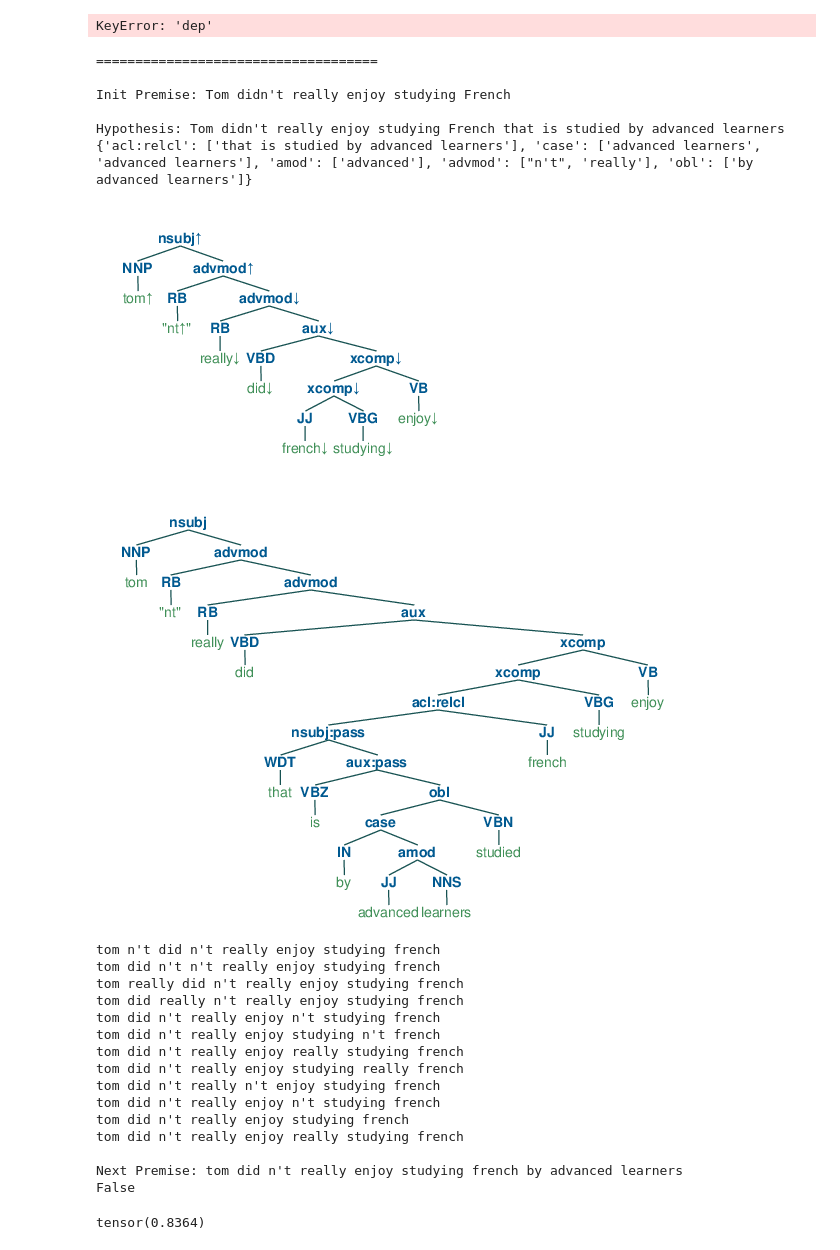
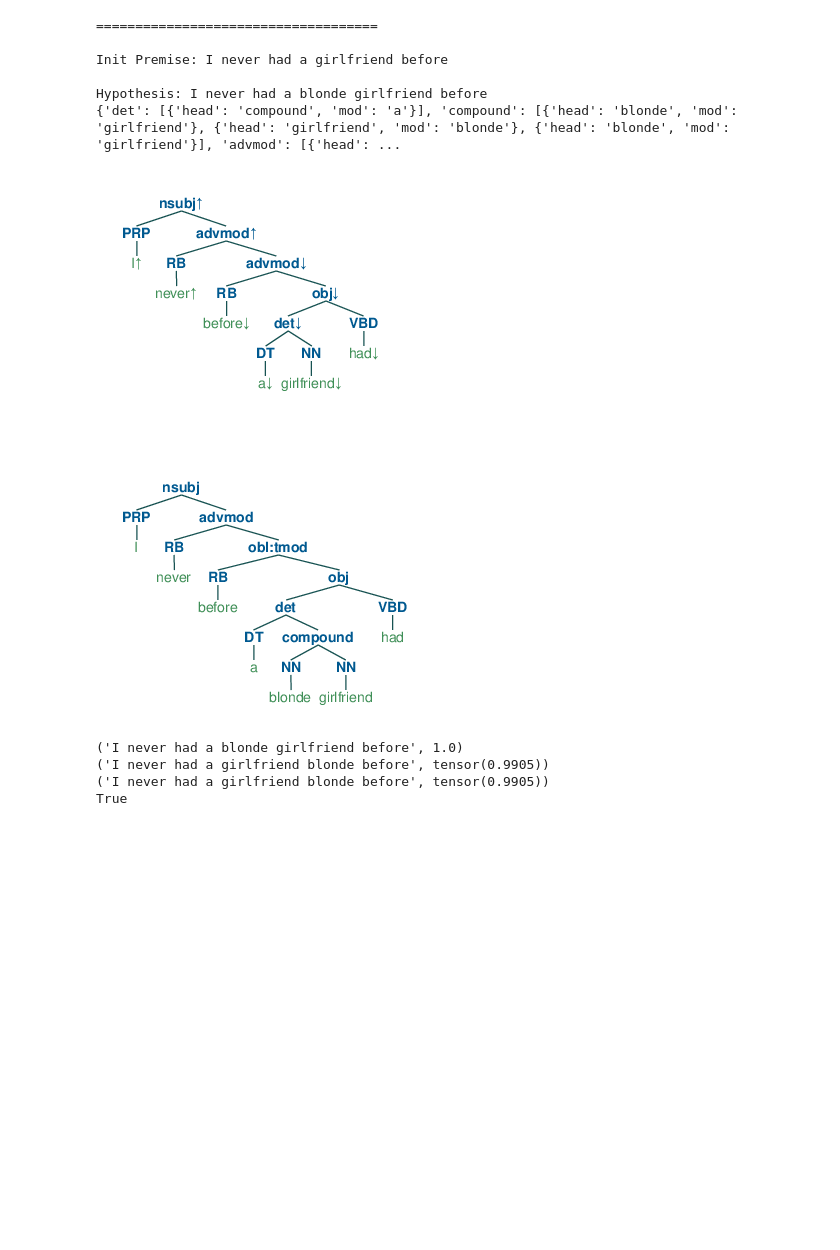
Before and after one commit to eric11eca/NeuralLog, a Jupyter notebook: src/phrasal_infer.ipynb, the cells around one changed output. Cells and saved outputs as stored; diff of their text form; code cells hidden in the pictures; blank space fills up the shorter version.

Commit message:
covers more monotonicity donward inference

```diff
--- a/src/phrasal_infer.ipynb
+++ b/src/phrasal_infer.ipynb
@@ -417,9 +437,11 @@ annotations = []
 with open("./generation_log_donward.txt", 'w') as generate_log:
     phrasalGenerator = PhrasalGenerator()
     pipeline = PolarizationPipeline(verbose=0)
-    for i in tqdm(range(320, 420)):
-        premise = MED_downward[i].replace(".", "")
-        hypothesis = MED_downward_hypo[i].replace(".", "")
+    for i in tqdm(range(600, 700)):
+        premise = MED_downward[i].replace('\n', '')
+        hypothesis = MED_downward_hypo[i].replace('\n', '')
+        premise = phrasalGenerator.preprocess(premise)
+        hypothesis = phrasalGenerator.preprocess(hypothesis)
 
         try:
             h_parsed, replaced = dependency_parse(hypothesis, parser="stanza")
@@ -432,10 +454,17 @@ with open("./generation_log_donward.txt", 'w') as generate_log:
         phrases = {}
         collect_modifiers(h_tree, phrases, mod_type="NN")
         collect_modifiers(h_tree, phrases, mod_type="VB")
-        annotation = pipeline.single_polarization(premise)
+
+        try:
+            annotation = pipeline.single_polarization(premise)
+        except:
+            generate_log.write("\nPremise: " + premise)
+            generate_log.write("\nHypothesis: " + hypothesis)
+            continue
 
         phrasalGenerator.kb = phrases
-        phrasalGenerator.hypothesis = hypothesis.lower().replace(',', '').replace(';', '')
+        #print(phrasalGenerator.kb)
+        phrasalGenerator.hypothesis = hypothesis.replace(',', '')
 
         phrasalGenerator.deptree_generate(
             annotation['polarized_tree'],
@@ -447,26 +476,26 @@ with open("./generation_log_donward.txt", 'w') as generate_log:
             sentence = ' '.join([x[0] for x in leaves])
 
         if not phrasalGenerator.stop_critarion:
+            generate_log.write("\nID: " + str(i))
             generate_log.write("\nPremise: " + premise)
             generate_log.write("\nHypothesis: " + hypothesis)
             #print("\nPremise: " + premise)
             #print("\nHypothesis: " + hypothesis)
-            #print(phrasalGenerator.sent_log)
+            #print(*phrasalGenerator.sent_log, sep="\n")
             #generate_log.writelines(phrasalGenerator.sent_log)
             generate_log.write('\n')
-# %% [output]
-KeyError: 'dep'
 # %%
-up = ["Tom didn't really enjoy studying French"]
-up_h = ["Tom didn't really enjoy studying French that is studied by advanced learners."]
-
+up = ["I never had a girlfriend before"]
+up_h = ["I never had a blonde girlfriend before"]
 
 annotations = []
 phrasalGenerator = PhrasalGenerator()
 pipeline = PolarizationPipeline(verbose=0)
 for i in range(len(up)):
-    premise = up[i].replace(".", "")
-    hypothesis = up_h[i].replace(".", "")
+    premise = up[i]
+    hypothesis = up_h[i]
+    premise = phrasalGenerator.preprocess(premise)
+    hypothesis = phrasalGenerator.preprocess(hypothesis)
 
     print("\n====================================")
     print("\nInit Premise: " + premise)
@@ -479,58 +508,41 @@ for i in range(len(up)):
     collect_modifiers(h_tree, phrases, mod_type="NN")
     collect_modifiers(h_tree, phrases, mod_type="VB")
     annotation = pipeline.single_polarization(premise)
 
     phrasalGenerator.kb = phrases
-    phrasalGenerator.hypothesis = hypothesis.lower()
+    phrasalGenerator.hypothesis = hypothesis.replace(',', '')
     print(phrasalGenerator.kb)
 
     polarized = pipeline.postprocess(annotation['polarized_tree'], {})
     btreeViz = Tree.fromstring(polarized.replace('[', '(').replace(']', ')'))
     jupyter_draw_nltk_tree(btreeViz)
 
     polarized = pipeline.postprocess(h_tree, {})
     btreeViz = Tree.fromstring(polarized.replace('[', '(').replace(']', ')'))
     jupyter_draw_nltk_tree(btreeViz)
 
     phrasalGenerator.deptree_generate(
         annotation['polarized_tree'],
         annotation['annotated'],
         annotation['original'])
 
     for gen_tree in phrasalGenerator.tree_log:
         leaves = gen_tree.sorted_leaves().popkeys()
         sentence = ' '.join([x[0] for x in leaves])
         print("\nNext Premise: " + sentence)
 
-    for gen_sent in set(phrasalGenerator.sent_log):
-        print("\nNext Premise: " + gen_sent)
-
+    print(*phrasalGenerator.sent_log, sep="\n")
     print(phrasalGenerator.stop_critarion)
 # %% [output]
 ====================================
 
-Init Premise: Tom didn't really enjoy studying French
+Init Premise: I never had a girlfriend before
 
-Hypothesis: Tom didn't really enjoy studying French that is studied by advanced learners
-{'acl:relcl': ['that is studied by advanced learners'], 'case': ['advanced learners', 'advanced learners'], 'amod': ['advanced'], 'advmod': ["n't", 'really'], 'obl': ['by advanced learners']}
+Hypothesis: I never had a blonde girlfriend before
+{'det': [{'head': 'compound', 'mod': 'a'}], 'compound': [{'head': 'blonde', 'mod': 'girlfriend'}, {'head': 'girlfriend', 'mod': 'blonde'}, {'head': 'blonde', 'mod': 'girlfriend'}], 'advmod': [{'head': ...
-[figure, old version]
+[figure, new version]
-[figure, old version]
+[figure, new version]
-tom n't did n't really enjoy studying french
-tom did n't n't really enjoy studying french
-tom really did n't really enjoy studying french
-tom did really n't really enjoy studying french
-tom did n't really enjoy n't studying french
-tom did n't really enjoy studying n't french
-tom did n't really enjoy really studying french
-tom did n't really enjoy studying really french
-tom did n't really n't enjoy studying french
-tom did n't really enjoy n't studying french
-tom did n't really enjoy studying french
-tom did n't really enjoy really studying french
-
-Next Premise: tom did n't really enjoy studying french by advanced learners
-False
+('I never had a blonde girlfriend before', 1.0)
+('I never had a girlfriend blonde before', tensor(0.9905))
+('I never had a girlfriend blonde before', tensor(0.9905))
+True
-# %%
-inference_sts(["winners don't use solid drugs"], ["winners don't use any solid drugs"])
-# %% [output]
-tensor(0.8364)
```
Also changed, not shown: parts of 6 cells of this notebook.
